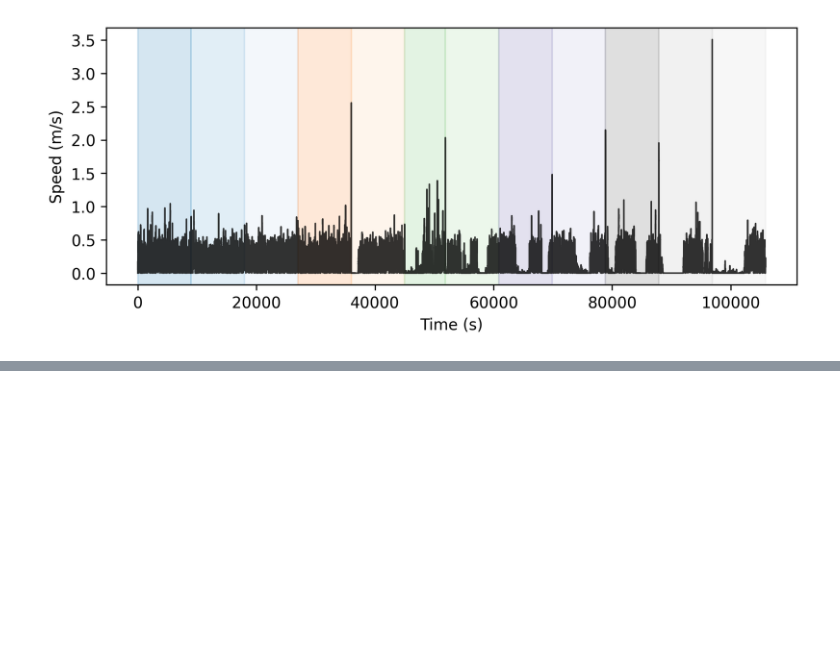
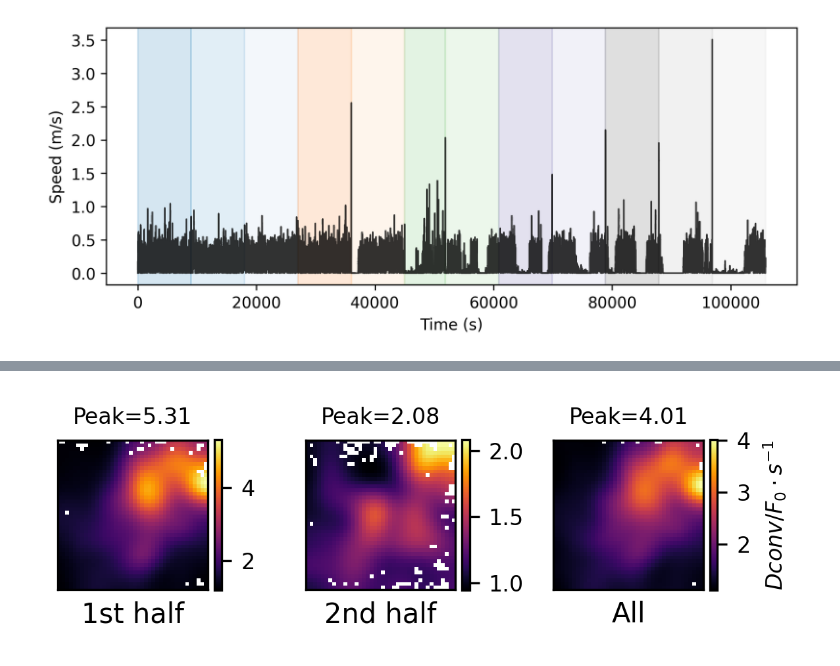
Before and after one commit to ZilongJi/2D2P, a Jupyter notebook: analysis_notebook/getfiringfield.ipynb, the cells around one changed output, grey strips where cells are left out. Cells and saved outputs as stored; diff of their text form; code cells hidden in the pictures; blank space fills up the shorter version.

```diff
--- a/analysis_notebook/getfiringfield.ipynb
+++ b/analysis_notebook/getfiringfield.ipynb
@@ -620,0 +312,81 @@ plt.savefig(os.path.join(savefolder, 'Correlation_half_session.pdf'), dpi=300, b
+# %%
+savefolder = os.path.join(datafolder, 'UnrotTiff', '2D2P', 'tuningmaps_halfcompare')
+#if not exist, create the folder
+#if exist, remove it and create a new one
+if not os.path.exists(savefolder):
+    os.makedirs(savefolder)
+
+labelsize = 10
+ticksize = 8
+
+#for each neuron, calculate the tuning map
+for indx, key in enumerate(potentialPC_maps.keys()):
+    print('Getting half tuning maps of cell '+str(key))
+    #first one plot the first half data
+    fig, axs = plt.subplots(1, 3, figsize=(4, 1.5), dpi=300)
+
+    half1_fr_cells = fr[key][timestamps<timestamps[len(timestamps)//2]]
+    half1_Traj_x = Traj_x[timestamps<timestamps[len(timestamps)//2]]
+    half1_Traj_z = Traj_z[timestamps<timestamps[len(timestamps)//2]]
+    half1_timestamps = timestamps[timestamps<timestamps[len(timestamps)//2]]
+
+    map1 = getTuningMap(half1_fr_cells, half1_Traj_x, half1_Traj_z, half1_timestamps, VRsize=(1,1),
+                        binsize=(0.025,0.025), sigma=3, speed_thres=0.025, boxcar_size=5, visit_thres=0.1,
+                        peak_thres=1e8, cell_id = None, datafolder=None) #set peak_thres to a large number to avoid plotting
+
+    img0 = axs[0].imshow(map1, cmap='inferno')
+    axs[0].set_xlabel('1st half', fontsize=labelsize)
+    #ticks off
+    axs[0].set_xticks([]); axs[0].set_yticks([])
+    #add colorbar with the same height as the image
+    cbar1 = plt.colorbar(img0, ax=axs[0], fraction=0.046, pad=0.04)
+    cbar1.ax.tick_params(labelsize=ticksize)
+    #add title of peak value
+    axs[0].set_title('Peak={:.2f}'.format(np.nanmax(map1)), fontsize=ticksize)
+
+    #second one plot the second half data
+    half2_fr_cells = fr[key][timestamps>=timestamps[len(timestamps)//2]]
+    half2_Traj_x = Traj_x[timestamps>=timestamps[len(timestamps)//2]]
+    half2_Traj_z = Traj_z[timestamps>=timestamps[len(timestamps)//2]]
+    half2_timestamps = timestamps[timestamps>=timestamps[len(timestamps)//2]]
+    map2 = getTuningMap(half2_fr_cells, half2_Traj_x, half2_Traj_z, half2_timestamps, VRsize=(1,1),
+                        binsize=(0.025,0.025), sigma=3, speed_thres=0.025, boxcar_size=5, visit_thres=0.1,
+                        peak_thres=1e8, cell_id = None, datafolder=None) #set peak_thres to a large number to avoid plotting
+
+    img1 = axs[1].imshow(map2, cmap='inferno')
+    axs[1].set_xlabel('2nd half', fontsize=labelsize)
+    #ticks off
+    axs[1].set_xticks([]); axs[1].set_yticks([])
+    #add colorbar
+    cbar2 = plt.colorbar(img1, ax=axs[1], fraction=0.046, pad=0.04)
+    cbar2.ax.tick_params(labelsize=ticksize)
+    #set tile of peak value
+    axs[1].set_title('Peak={:.2f}'.format(np.nanmax(map2)), fontsize=ticksize)
+
+    #third one plot the whole data
+    map3 = getTuningMap(fr[key], Traj_x, Traj_z, timestamps, VRsize=(1,1),
+                        binsize=(0.025,0.025), sigma=3, speed_thres=0.025, boxcar_size=5, visit_thres=0.1,
+                        peak_thres=1e8, cell_id = None, datafolder=None) #set peak_thres to a large number to avoid plotting
+
+    img2 = axs[2].imshow(map3, cmap='inferno')
+    axs[2].set_xlabel('All', fontsize=labelsize)
+    #ticks off
+    axs[2].set_xticks([]); axs[2].set_yticks([])
+    #add colorbar
+    cbar3 = plt.colorbar(img2, ax=axs[2], fraction=0.046, pad=0.04)
+    cbar3.ax.tick_params(labelsize=ticksize)
+    #add colobar label
+    cbar3.set_label('$Dconv/F_0 \cdot s^{-1}$', fontsize=ticksize)
+    #add title of peak value
+    axs[2].set_title('Peak={:.2f}'.format(np.nanmax(map3)), fontsize=ticksize)
+
+    plt.tight_layout()
+
+    #save the map
+    plt.savefig(os.path.join(savefolder, 'firingmap_'+str(key)+'.pdf'), dpi=300)
+    #show the first figure here and close the others
+    if indx == 0:
+        plt.show()
+    else:
+        plt.close()
+# %% [output]
@@ -620,0 +394 @@ plt.savefig(os.path.join(savefolder, 'Correlation_half_session.pdf'), dpi=300, b
+[figure, added]
```
Also changed, not shown: parts of 43 cells of this notebook, 5 other files.
